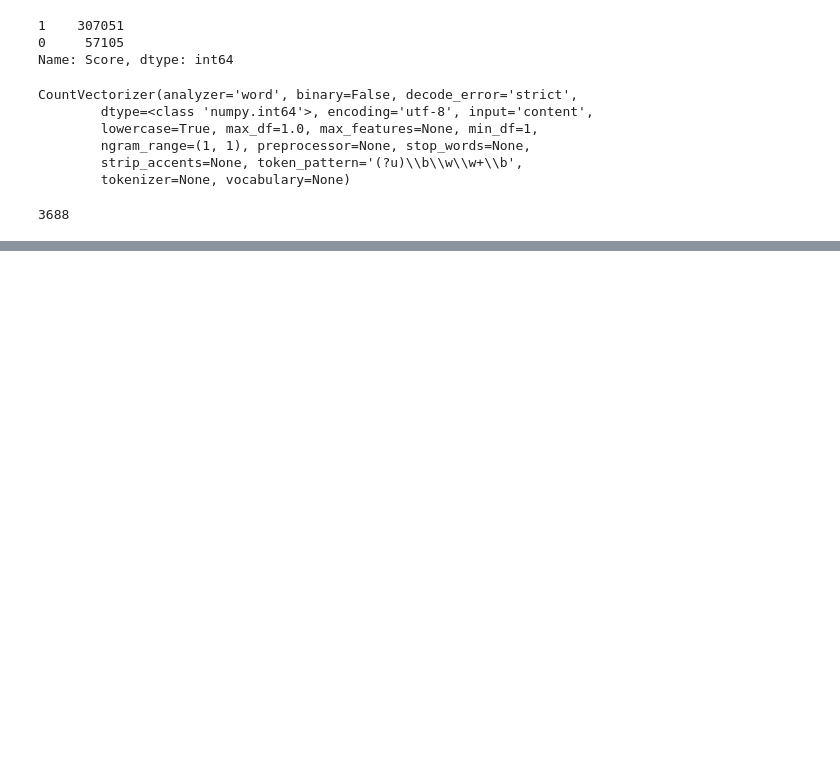
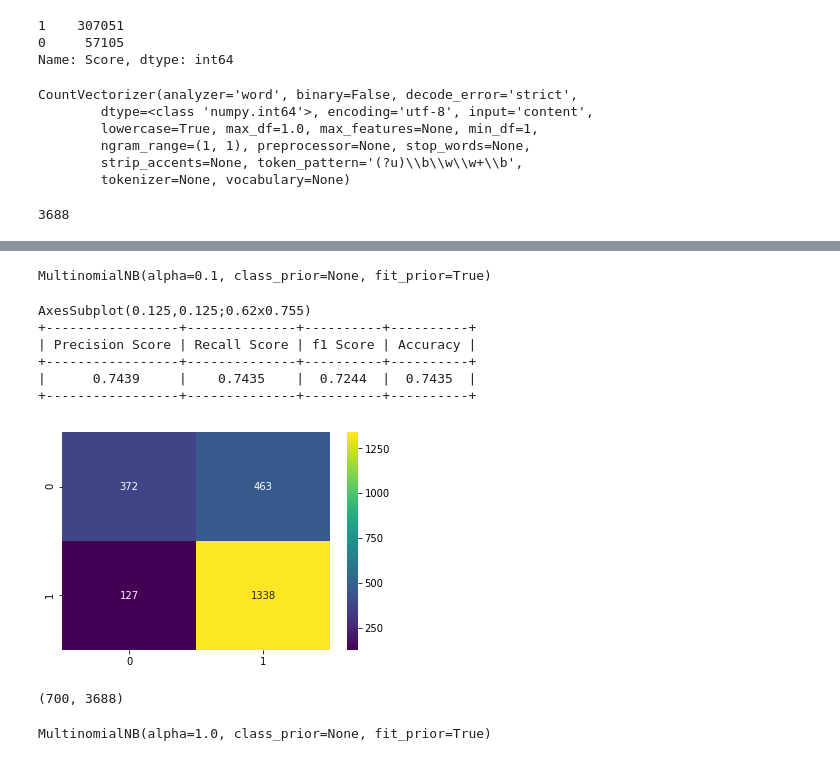
Before and after one commit to prabhnoor0212/malicious-website-detection, a Jupyter notebook: Untitled.ipynb, the cells around one changed output, grey strips where cells are left out. Drawn from its saved outputs; the diff is of its cells as text; code cells hidden in the pictures; blank space fills up the shorter version.

```diff
--- a/Untitled.ipynb
+++ b/Untitled.ipynb
@@ -344,0 +351,4 @@ np.random.randint(0,2,(50, X.shape[1])).shape
+# %%
+r_X_train = bow_train_arr[:, indicies_of_optimal_variables]
+# %%
+r_X_test = bow_test.toarray()[:, indicies_of_optimal_variables]
@@ -344,0 +359,4 @@ np.random.randint(0,2,(50, X.shape[1])).shape
+# %%
+params = {'alpha':[ 0.01, 0.1,1, 10, 100]}
+clf = GridSearchCV(MultinomialNB(), param_grid=params, scoring='f1_weighted',cv=3, verbose=10)
+clf.fit(r_X_train, y_train)
@@ -344,0 +412,25 @@ np.random.randint(0,2,(50, X.shape[1])).shape
+# %%
+clf.best_estimator_
+# %% [output]
+MultinomialNB(alpha=0.1, class_prior=None, fit_prior=True)
+# %%
+pred = clf.best_estimator_.predict(r_X_test)
+# %%
+gen_scores(y_test, pred)
+# %% [output]
+AxesSubplot(0.125,0.125;0.62x0.755)
++-----------------+--------------+----------+----------+
+| Precision Score | Recall Score | f1 Score | Accuracy |
++-----------------+--------------+----------+----------+
+|      0.7439     |    0.7435    |  0.7244  |  0.7435  |
++-----------------+--------------+----------+----------+
+[figure, added]
+# %%
+bow_train.shape
+# %% [output]
+(700, 3688)
+# %%
+model = MultinomialNB()
+model.fit(bow_train,y_train)
+# %% [output]
+MultinomialNB(alpha=1.0, class_prior=None, fit_prior=True)
```
Also changed, not shown: parts of 12 cells of this notebook.
